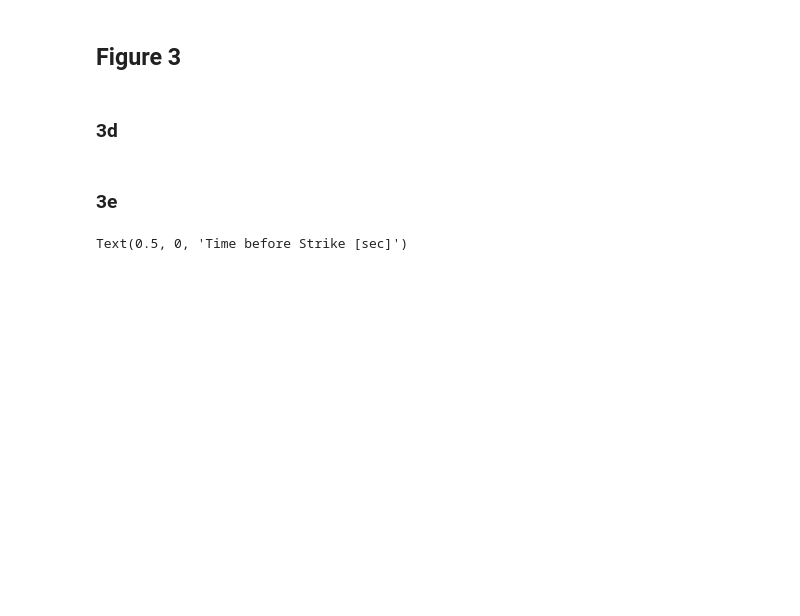
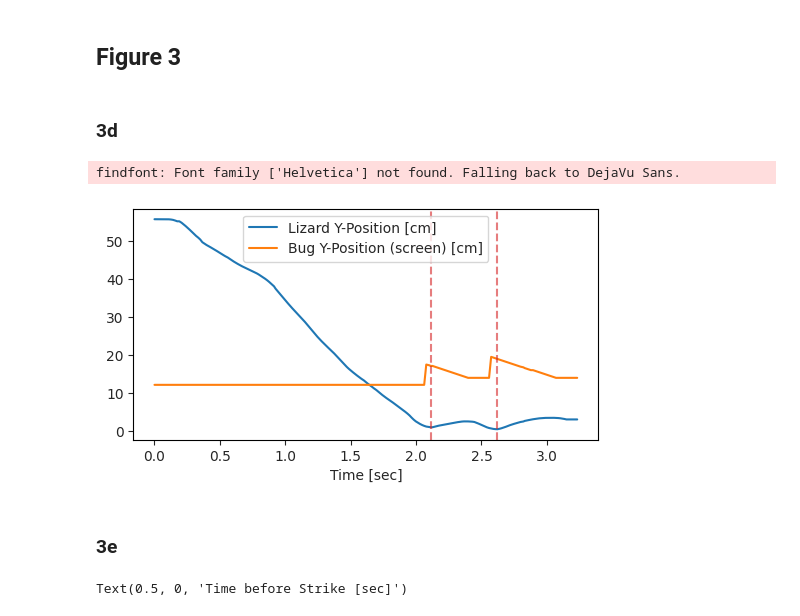
Before and after one commit to EvolutionaryNeuralCodingLab/PreyTouch, a Jupyter notebook: Papers/preyTouch/preytouch_figures.ipynb, the cells around one changed output. Drawn from its saved outputs; the diff is of its cells as text; code cells hidden in the pictures; blank space fills up the shorter version.

```diff
--- a/Papers/preyTouch/preytouch_figures.ipynb
+++ b/Papers/preyTouch/preytouch_figures.ipynb
@@ -110,16 +107,20 @@ ax.axis('off')
 # %% [markdown]
 ### 3d
 # %%
+df = pd.read_csv('3d.csv', index_col=0)
 fig, ax = plt.subplots(1, 1, figsize=(6, 3))
 sns.lineplot(data=df, x='time', y='y_pose', ax=ax, label='Lizard Y-Position [cm]')
 sns.lineplot(data=df, x='time', y='y_traj', ax=ax, label='Bug Y-Position (screen) [cm]')
 peaks, _ = find_peaks(-df.y_pose, height=-2, distance=20, width=8)
 for t_ in df.time.iloc[peaks].values:
   plt.axvline(t_, linestyle='--', c='tab:red', alpha=0.6)
 ax.set_ylabel('')
 ax.set_xlabel('Time [sec]')
 ax.legend()
 ax.tick_params(bottom=True, left=True)
+# %% [output]
+findfont: Font family ['Helvetica'] not found. Falling back to DejaVu Sans.
+[figure, added]
 # %% [markdown]
 ### 3e
 # %%
```
Also changed, not shown: parts of 6 cells of this notebook, 3 other files.
